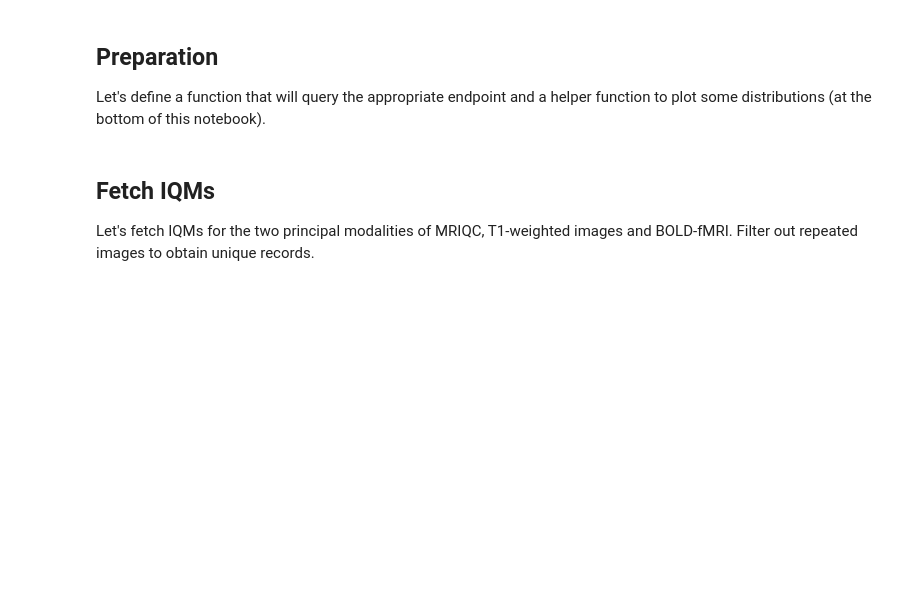
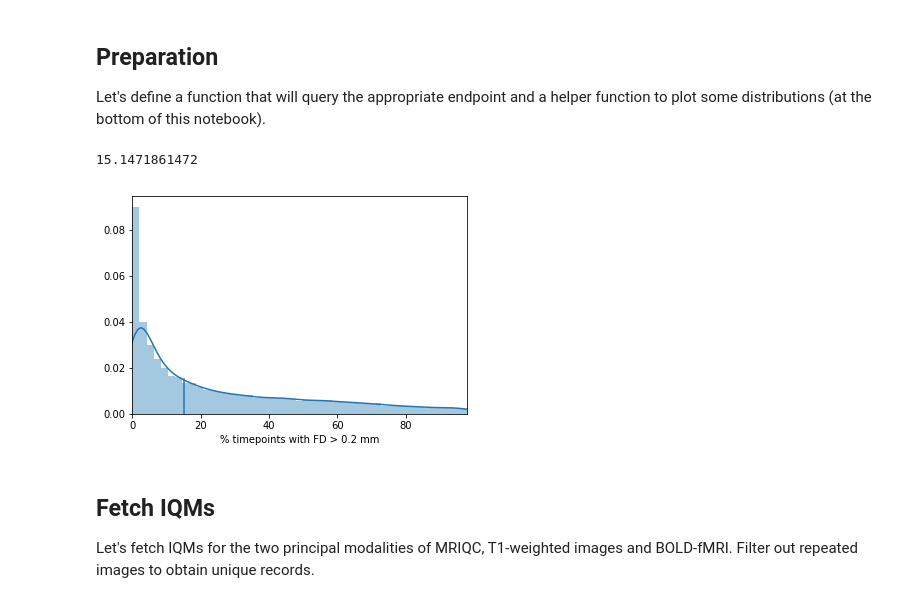
Before and after one commit to oesteban/mriqc, a Jupyter notebook: notebooks/MRIQC Web API.ipynb, the cells around one changed output. Drawn from its saved outputs; the diff is of its cells as text; code cells hidden in the pictures; blank space fills up the shorter version.

```diff
--- a/notebooks/MRIQC Web API.ipynb
+++ b/notebooks/MRIQC Web API.ipynb
@@ -92,6 +92,14 @@ def plot_measure(data, xlabel=None, label=None, ax=None, min=None, max=None):
     if max is None:
         max = np.percentile(data, 99.5)
     ax.set_xlim((min, max))
+# %%
+plot_measure(df_bold_unique.fd_perc, xlabel='% timepoints with FD > 0.2 mm', ax=plt.gca())
+plt.axvline(np.median(df_bold_unique.fd_perc), ymax=0.16)
+print(np.median(df_bold_unique.fd_perc))
+plt.savefig('fd-perc-webapi.png', dpi=300, bbox='tight')
+# %% [output]
+15.1471861472
+[figure, added]
 # %% [markdown]
 ## Fetch IQMs
 
```
Also changed, not shown: parts of 4 cells of this notebook, 4 other files.
